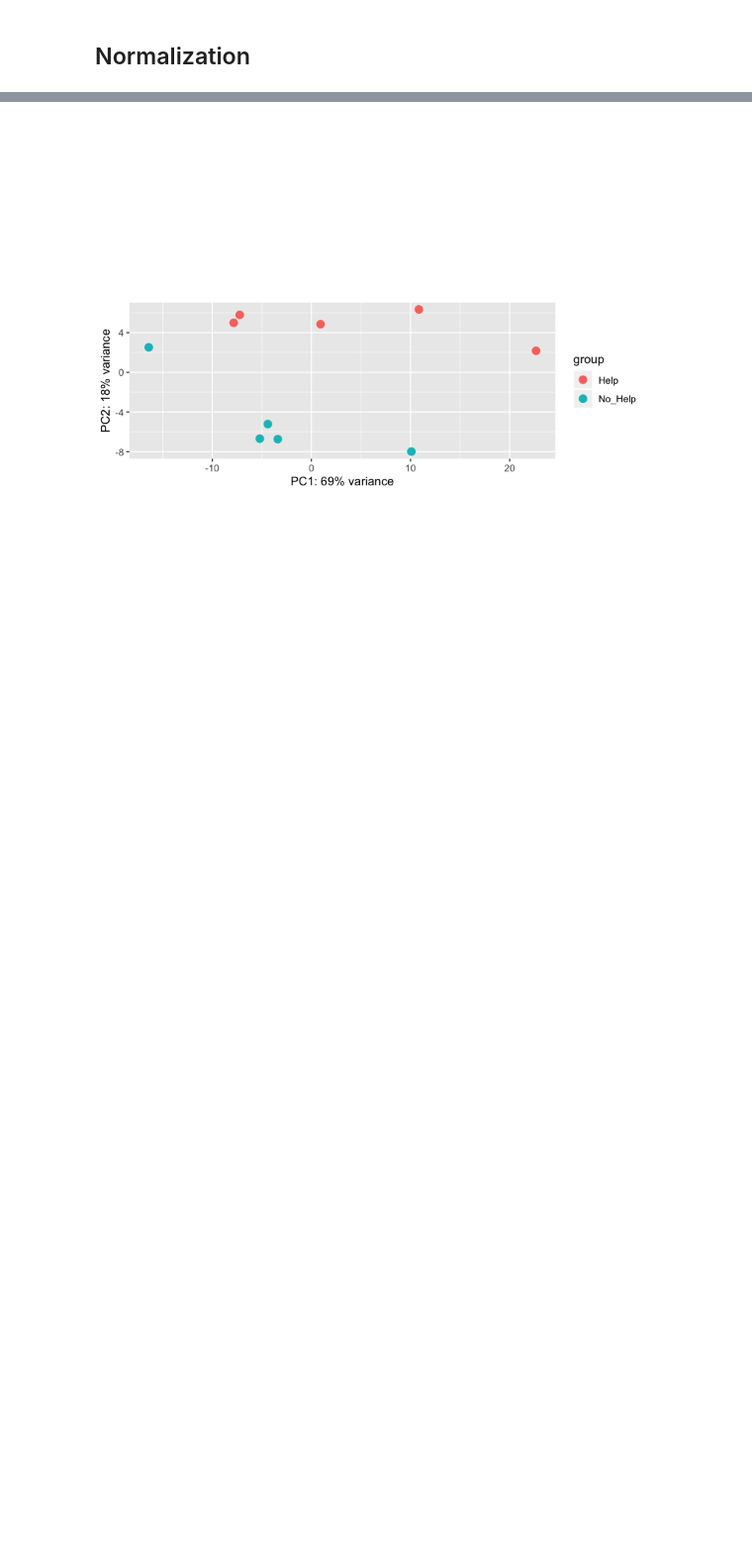
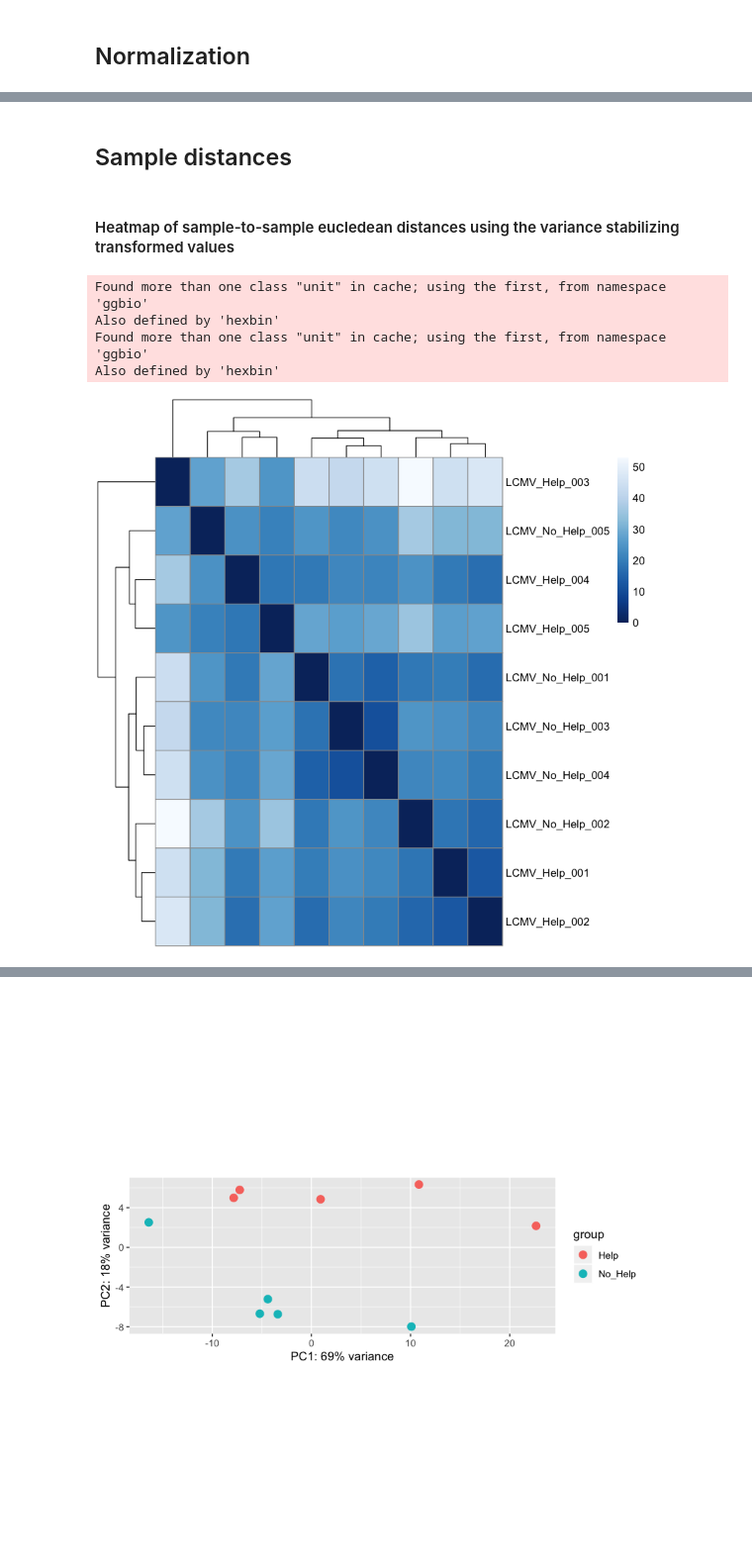
Before and after one commit to MaayanLab/dirk_homann, a Jupyter notebook: Borst_RNA-Seq.ipynb, the cells around one changed output, grey strips where cells are left out. Shown at 99% size. Saved outputs shown, nothing was run; the diff lists cells and outputs as text; code cells hidden in the pictures; blank space fills up the shorter version.

```diff
--- a/Borst_RNA-Seq.ipynb
+++ b/Borst_RNA-Seq.ipynb
@@ -193,0 +214,20 @@ ggplot(df, aes(x = x, y = y)) + geom_hex(bins = 80) +
+# %% [markdown]
+## Sample distances
+# %% [markdown]
+#### Heatmap of sample-to-sample eucledean distances using the variance stabilizing transformed values
+# %%
+sampleDists <- dist(t(assay(rld)))
+sampleDistMatrix <- as.matrix( sampleDists )
+rownames(sampleDistMatrix) <- paste(rld$title)
+colnames(sampleDistMatrix) <- NULL
+colors <- colorRampPalette( rev(brewer.pal(9, "Blues")) )(255)
+pheatmap(sampleDistMatrix,
+         clustering_distance_rows = sampleDists,
+         clustering_distance_cols = sampleDists,
+         col = colors)
+# %% [output]
+Found more than one class "unit" in cache; using the first, from namespace 'ggbio'
+Also defined by 'hexbin'
+Found more than one class "unit" in cache; using the first, from namespace 'ggbio'
+Also defined by 'hexbin'
+[figure, added]
```
Also changed, not shown: parts of 10 cells of this notebook.
